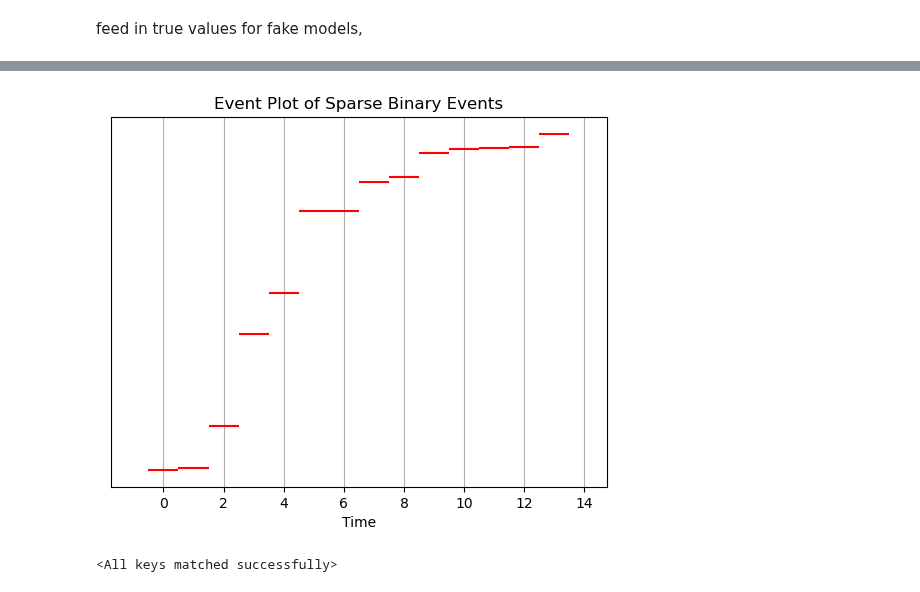
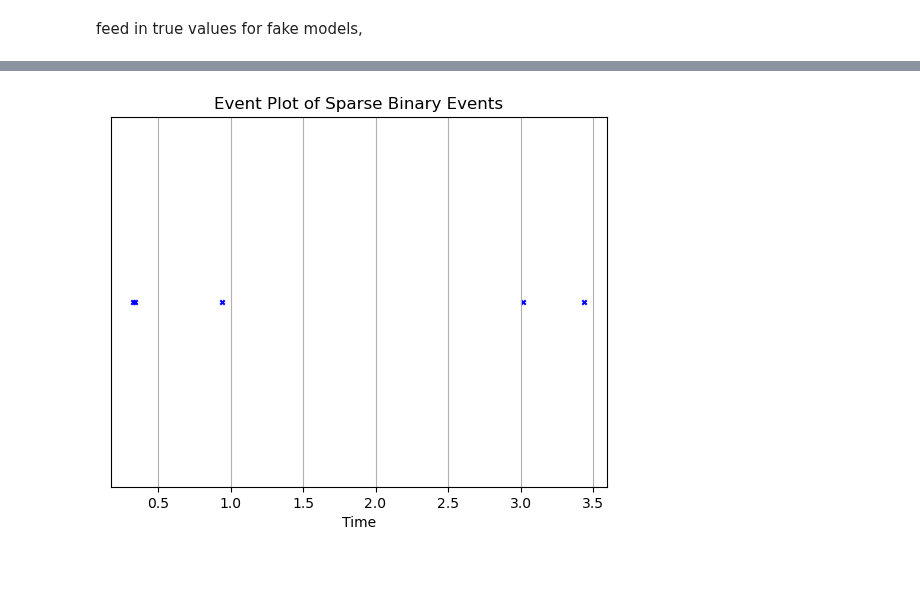
Before and after one commit to Thahit/Recommender_Sim, a Jupyter notebook: notebooks/test_state_intensity.ipynb, the cells around one changed output, grey strips where cells are left out. Cells and saved outputs as stored; diff of their text form; code cells hidden in the pictures.

Commit message:
toy intensity (not differentialbe)

```diff
--- a/notebooks/test_state_intensity.ipynb
+++ b/notebooks/test_state_intensity.ipynb
@@ -99,2 +119,3 @@ This will become an error in seaborn v0.14.0; please update your code.
 # %%
-sample_path = gen_model.sample_path(num_samples=14)
+sample_path = gen_model.sample_path(num_samples=5)
+sample_path
@@ -101,11 +133,13 @@ sample_path = gen_model.sample_path(num_samples=14)
 # %%
-plt.eventplot(sample_path, orientation='vertical', colors='r')
+#plt.eventplot(sample_path, orientation='vertical', colors='r')
+plt.scatter(sample_path, [1] * len(sample_path), color='blue', label='Time Series 1', s=10, marker='x')
+
 plt.yticks([])
 plt.xlabel('Time')
 plt.title('Event Plot of Sparse Binary Events')
 plt.grid(True)
 plt.show()
 # %% [output]
-[figure, old version]
+[figure, new version]
 # %%
 from tqdm import tqdm
@@ -170,10 +192,8 @@ hyperparameter_dict = {"state_size": state_size, "state_model": user_state_dict,
                             "noise": 0.}
 train_model = Toy_intensity_Generator(hyperparameter_dict)
 # %%
-path = join(paths.dat, SETTINGS.filepaths_new["copy_intensity_model"]
+path_train = join(paths.dat, SETTINGS.filepaths_new["copy_intensity_model"]
             )
-#torch.save(gen_model.state_dict(), path)
-gen_model.load_state_dict(torch.load(path))
+#torch.save(gen_model.state_dict(), path_train)
+#train_model.load_state_dict(torch.load(path_train))
-# %% [output]
-<All keys matched successfully>
 # %%
```
Also changed, not shown: parts of 15 cells of this notebook, 1 other file.
